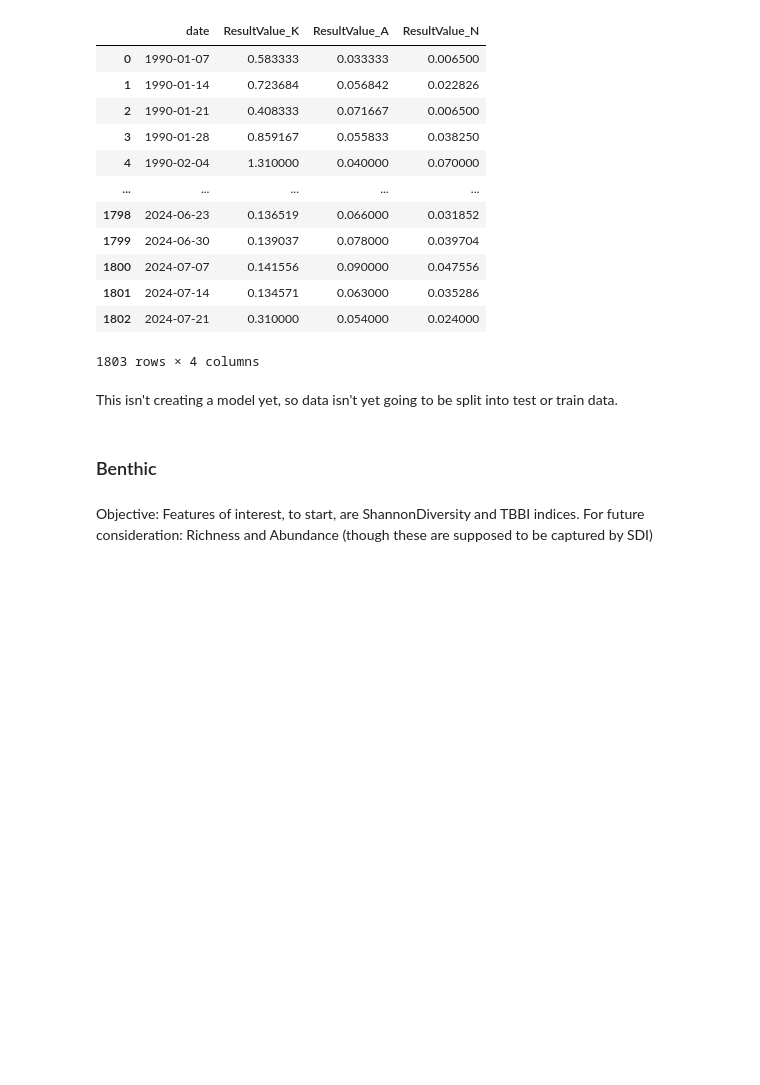
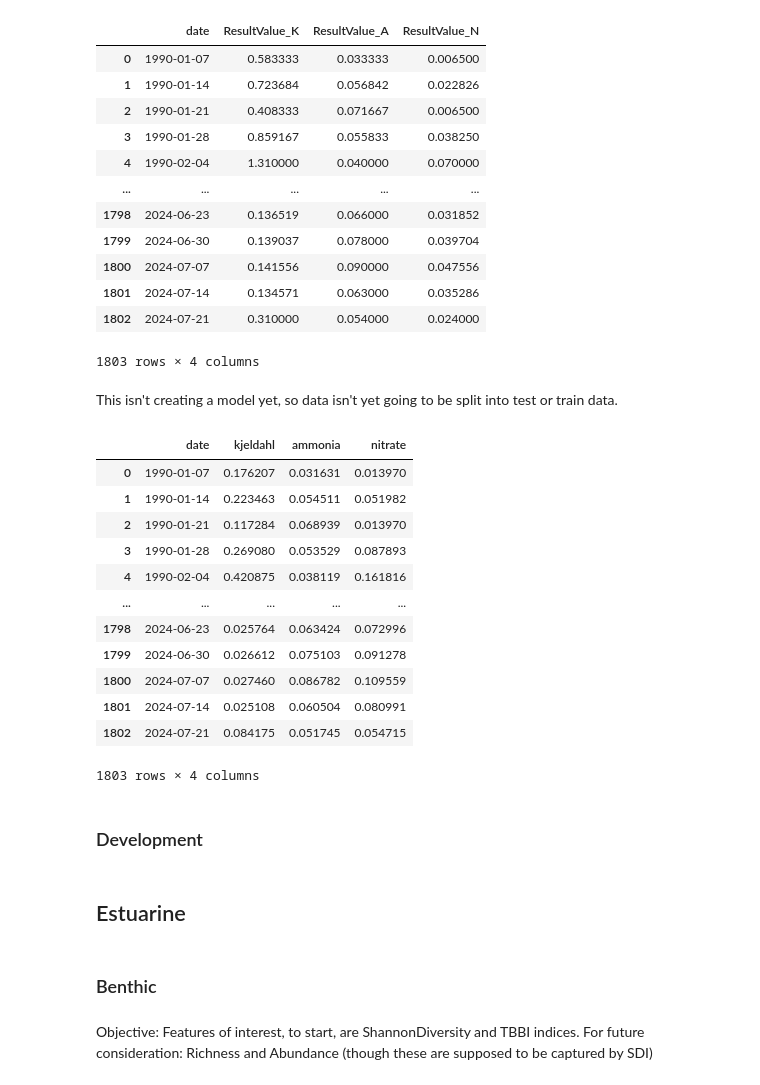
Before and after one commit to aiaxmaior/Tampa_Apollo_AnthropogenicIndex, a Jupyter notebook: notebooks/Final_A.P.Index_RNN_FINAL.ipynb, the cells around one changed output. Saved outputs shown, nothing was run; the diff lists cells and outputs as text; code cells hidden in the pictures; blank space fills up the shorter version.

```diff
--- a/notebooks/Final_A.P.Index_RNN_FINAL.ipynb
+++ b/notebooks/Final_A.P.Index_RNN_FINAL.ipynb
@@ -1124,11 +1138,31 @@ inorg_n
 This isn't creating a model yet, so data isn't yet going to be split into test or train data.
 # %%
 # Setting date as the index
-inorg_n.index=inorg_n.date
+#inorg_n.reset_index(inplace=True)
+#inorg_n.index=inorg_n.date
 # %%
-inorg_n=inorg_n.drop(columns='date')
+#inorg_n=inorg_n.drop(columns='date')
 # %%
 # Scaling using minmaxscaler
 scaler=MinMaxScaler()
-fitscale=scaler.fit(inorg_n)
-inorg_n_mmscale=fitscale.transform(inorg_n)
+fitscale=scaler.fit(inorg_n.iloc[:,1:])
+inorg_n_mmscale=fitscale.transform(inorg_n.iloc[:,1:])
+# %%
+inorg_nit=pd.concat([inorg_n.date,pd.DataFrame(inorg_n_mmscale)],axis=1)
+# %%
+inorg_nit.columns=['date','kjeldahl','ammonia','nitrate']
+inorg_nit
+# %% [output]
+|  | date | kjeldahl | ammonia | nitrate |
+| 0 | 1990-01-07 | 0.176207 | 0.031631 | 0.013970 |
+| 1 | 1990-01-14 | 0.223463 | 0.054511 | 0.051982 |
+| 2 | 1990-01-21 | 0.117284 | 0.068939 | 0.013970 |
+| 3 | 1990-01-28 | 0.269080 | 0.053529 | 0.087893 |
+| 4 | 1990-02-04 | 0.420875 | 0.038119 | 0.161816 |
+| ... | ... | ... | ... | ... |
+| 1798 | 2024-06-23 | 0.025764 | 0.063424 | 0.072996 |
+| 1799 | 2024-06-30 | 0.026612 | 0.075103 | 0.091278 |
+| 1800 | 2024-07-07 | 0.027460 | 0.086782 | 0.109559 |
+| 1801 | 2024-07-14 | 0.025108 | 0.060504 | 0.080991 |
+| 1802 | 2024-07-21 | 0.084175 | 0.051745 | 0.054715 |
+1803 rows × 4 columns
@@ -1135,3 +1171,7 @@ inorg_n_mmscale=fitscale.transform(inorg_n)
+# %% [markdown]
+### Development
+# %% [markdown]
+## Estuarine
 # %% [markdown]
 ### Benthic
 # %% [markdown]
```
Also changed, not shown: parts of 14 cells of this notebook.
